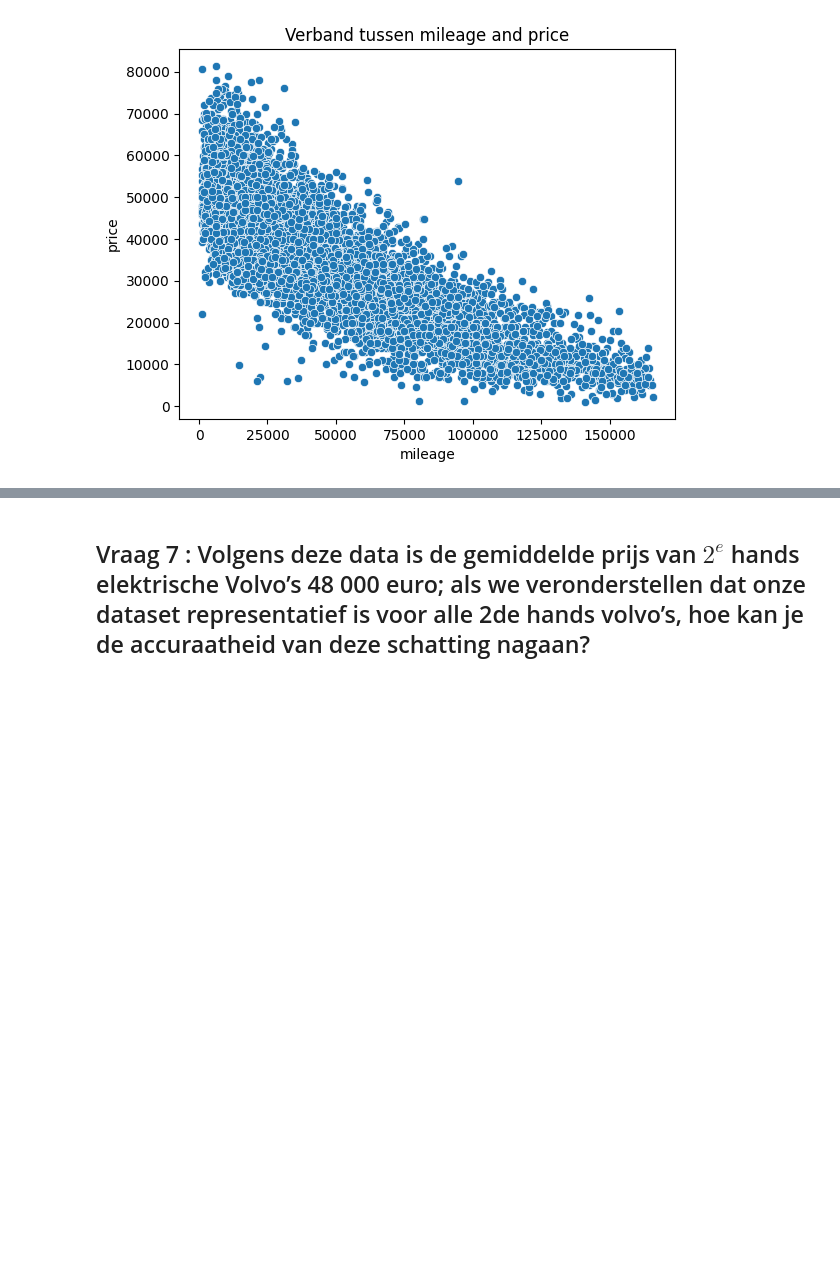
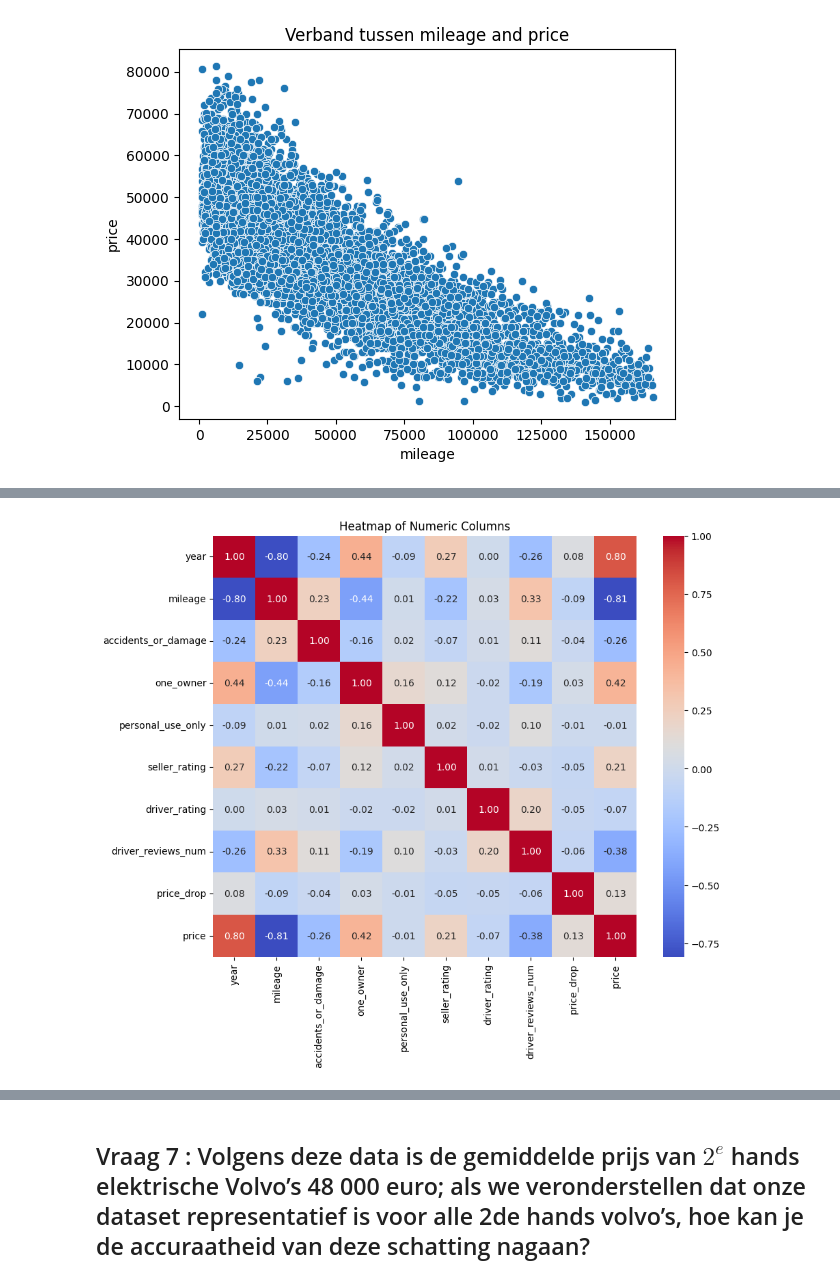
Before and after one commit to timsideanotmine/production, a Jupyter notebook: notebooks/autoproductie.ipynb, the cells around one changed output, grey strips where cells are left out. Cells and saved outputs as stored; diff of their text form; code cells hidden in the pictures; blank space fills up the shorter version.

```diff
--- a/notebooks/autoproductie.ipynb
+++ b/notebooks/autoproductie.ipynb
@@ -557,0 +613,13 @@ plt.show()
+# %%
+# SNS heatmap, met een selectie enkel op dtype numerics (bron chatgpt natuurlijk)
+#  opmerking, de andere numerisch kolommen werden niet gecleaned
+# Data xrangler geeft toch wel grotere percentages missing data, hoe beïnvloedt dit de grafiek ?
+
+df_volvos_no_outliers_numeric_only = df_volvos_no_outliers.select_dtypes(include='number')
+
+plt.figure(figsize=(10, 8))  # Optional: Adjust the size of the figure
+sns.heatmap(df_volvos_no_outliers_numeric_only.corr(), annot=True, fmt=".2f", cmap='coolwarm')
+plt.title('Heatmap of Numeric Columns')
+plt.show()
+# %% [output]
+[figure, added]
```
Also changed, not shown: parts of 16 cells of this notebook, 1 other file.
